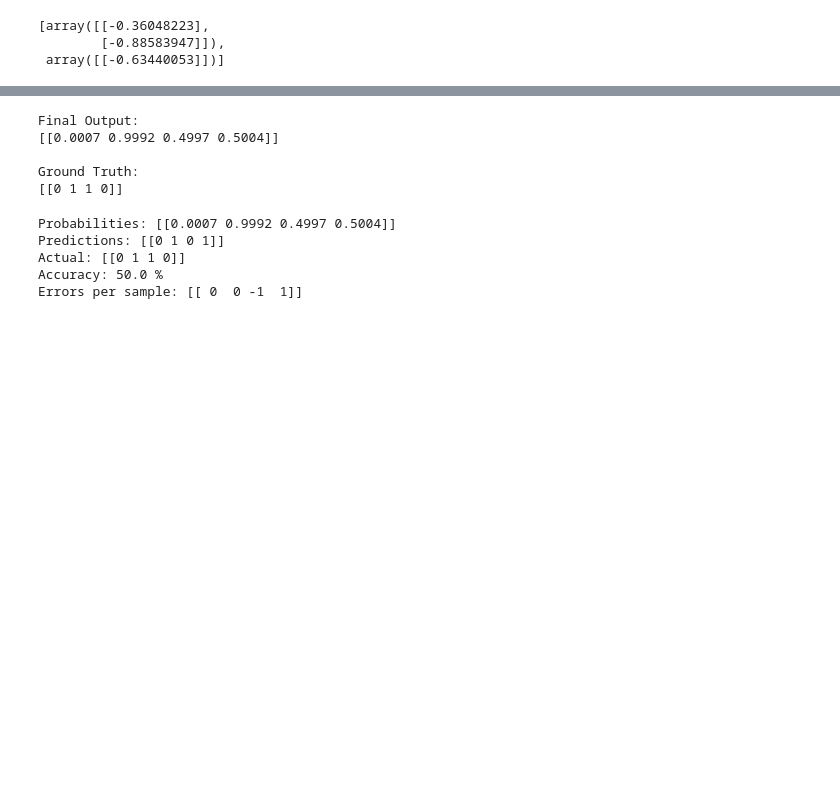
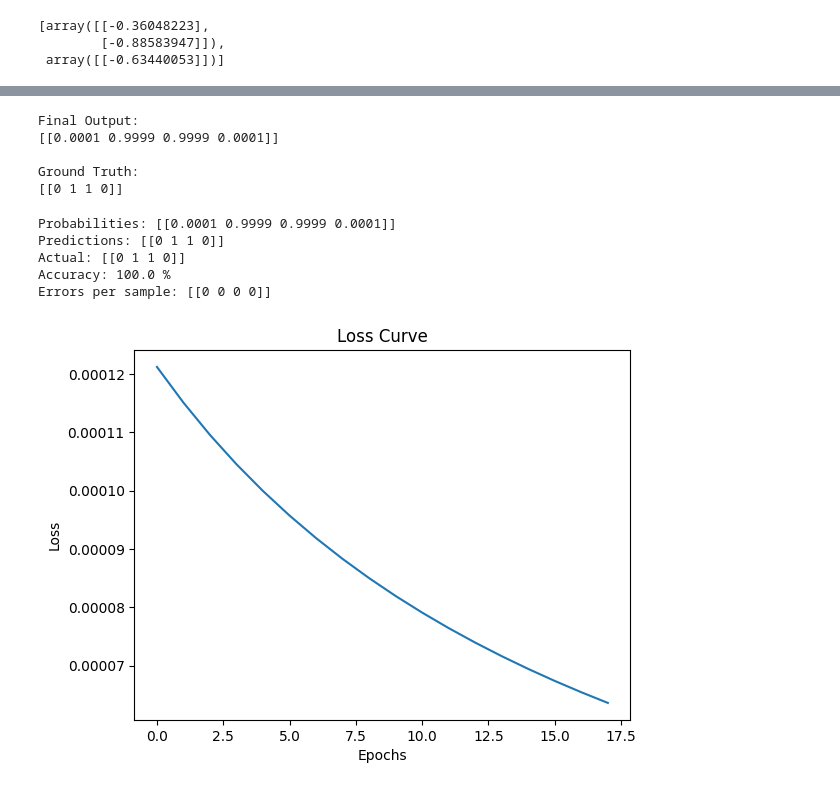
Before and after one commit to Innovatewithapple/NeuralNetwork, a Jupyter notebook: NeuralNetwork.ipynb, the cells around one changed output, grey strips where cells are left out. Drawn from its saved outputs; the diff is of its cells as text; code cells hidden in the pictures; blank space fills up the shorter version.

```diff
--- a/NeuralNetwork.ipynb
+++ b/NeuralNetwork.ipynb
@@ -195,7 +195,7 @@ def initialize_parameters(layers):
     weights = []
     biases = []
     lr = 0.1
-    epochs = 10000
+    epochs = 180000
 
     for i in range(len(layers)-1):
         #print('i:',i)
@@ -207,7 +207,7 @@ def initialize_parameters(layers):
 
     return weights, biases, lr, epochs, layers[0],layers[-1]
 
-layers = [2, 3, 4, 1]
+layers = [2, 2, 1]
 
 weights, biases, lr, epochs, input, output = initialize_parameters(layers)
 weights[1].T
@@ -266,7 +266,18 @@ for epoch in range(epochs):
   biases[0] -= lr * dzB1
 
 # -------- Logging --------
-  if (epoch + 1) % 1000 == 0:
+  if (epoch + 1) % 10000 == 0:
         print(f"Epoch {epoch+1}, Loss: {loss:.5f}")
+        print("mean |dz1|:", np.mean(np.abs(dz1)))
         errorlist.append(loss)
+
+      #   ❌ BAD VANISHING EXAMPLE (LIKE YOUR LOG)
+      #  Epoch 1000, Loss: 0.69
+      #  mean |dz1|: 1.2e-05
+
+      #  Epoch 5000, Loss: 0.69
+      #  mean |dz1|: 9.8e-06
+
+      #  Epoch 10000, Loss: 0.69
+      #  mean |dz1|: 8.5e-06
 # %% [output]
@@ -296,7 +314,7 @@ print("\nGround Truth:")
 print(d)
 # %% [output]
 Final Output:
-[[0.0007 0.9992 0.4997 0.5004]]
+[[0.0001 0.9999 0.9999 0.0001]]
 
 Ground Truth:
 [[0 1 1 0]]
@@ -314,8 +332,16 @@ print("Actual:", d)
 print("Accuracy:", accuracy * 100, "%")
 print("Errors per sample:", pred - d)
 # %% [output]
-Probabilities: [[0.0007 0.9992 0.4997 0.5004]]
-Predictions: [[0 1 0 1]]
+Probabilities: [[0.0001 0.9999 0.9999 0.0001]]
+Predictions: [[0 1 1 0]]
 Actual: [[0 1 1 0]]
-Accuracy: 50.0 %
-Errors per sample: [[ 0  0 -1  1]]
+Accuracy: 100.0 %
+Errors per sample: [[0 0 0 0]]
+# %%
+plt.plot(errorlist)
+plt.title("Loss Curve")
+plt.xlabel("Epochs")
+plt.ylabel("Loss")
+plt.show()
+# %% [output]
+[figure, added]
```
Also changed, not shown: parts of 2 cells of this notebook.
